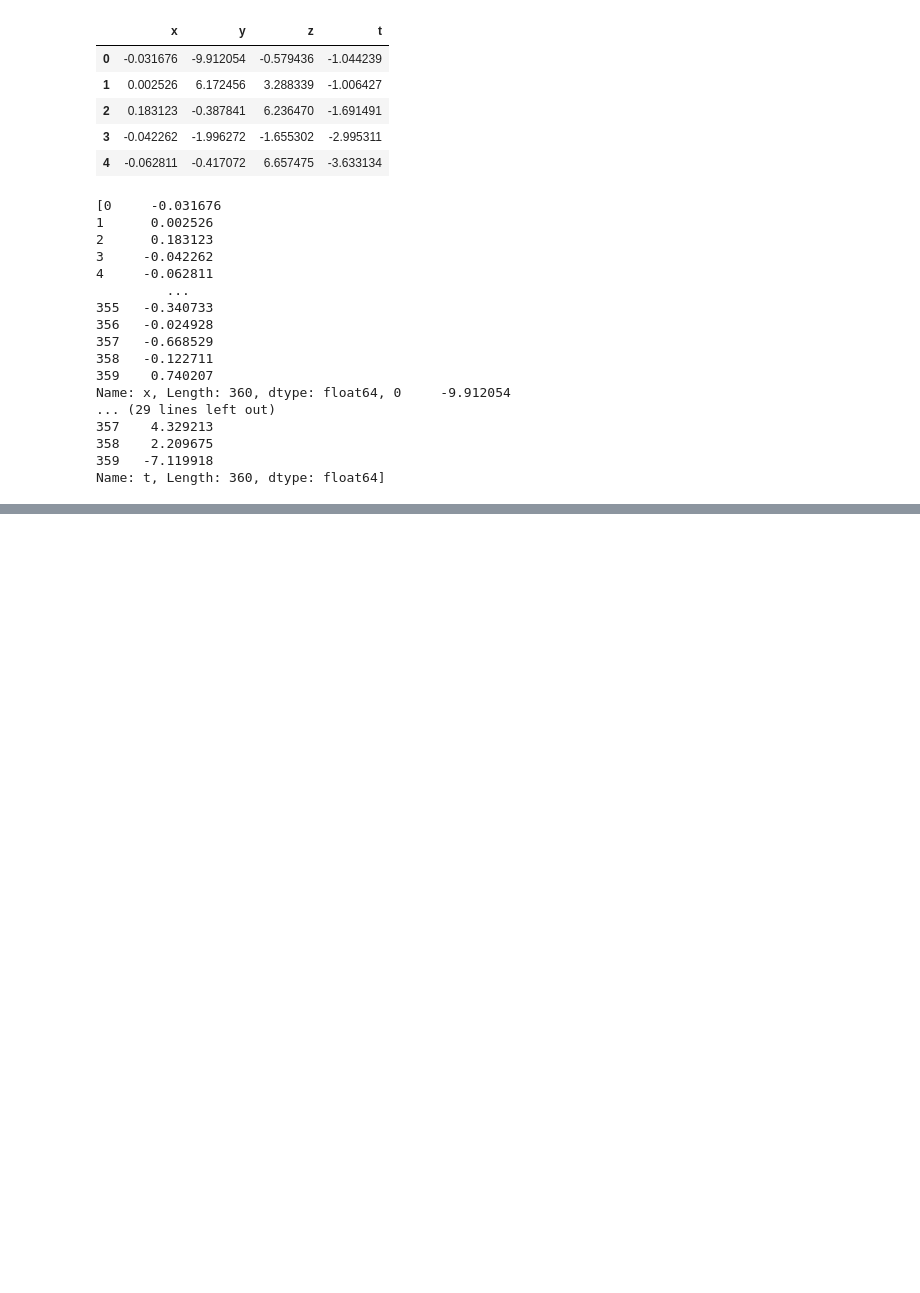
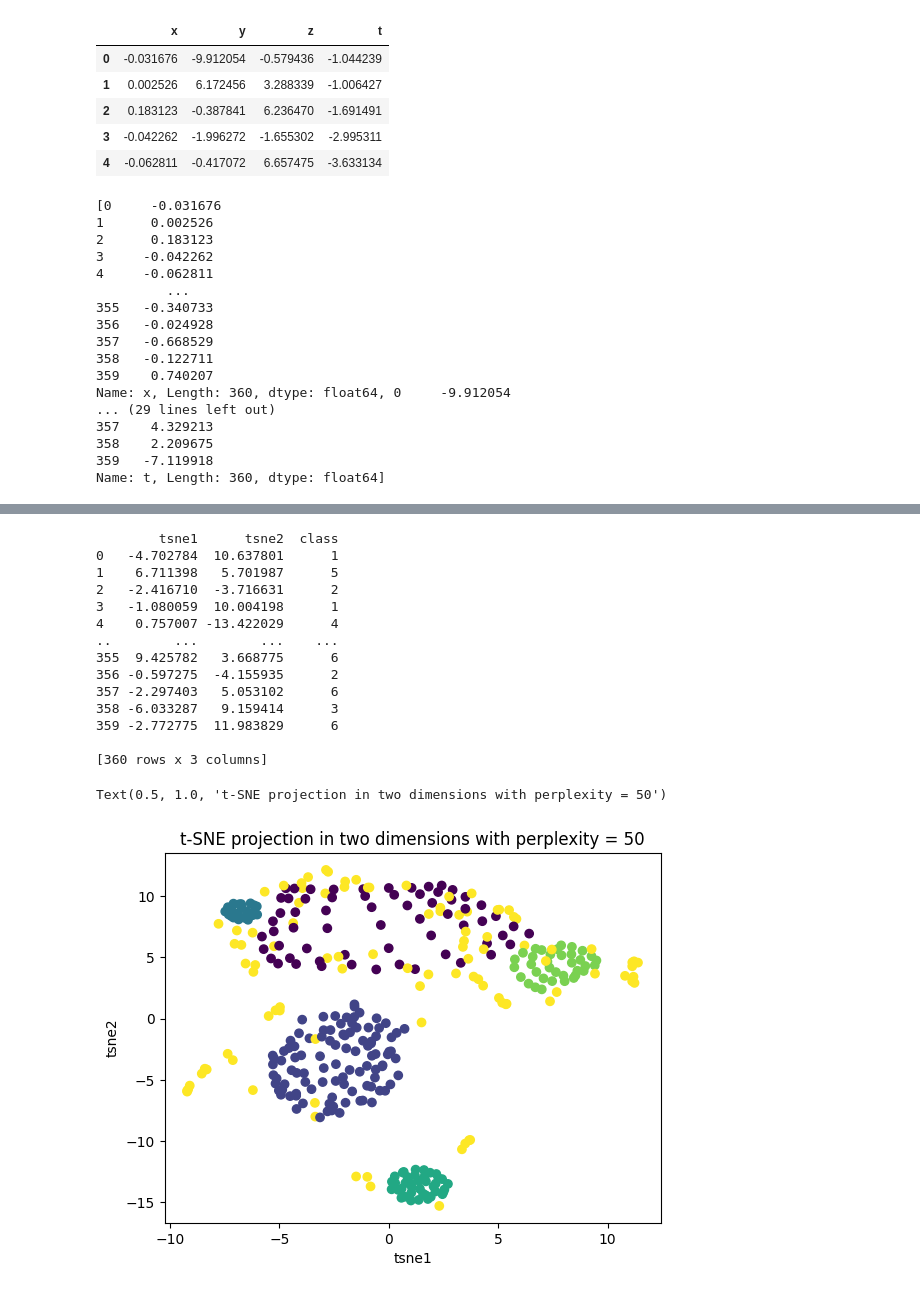
Before and after one commit to YoussefEzz/Unsupervised-learning, a Jupyter notebook: t-SNE.ipynb, the cells around one changed output, grey strips where cells are left out. Saved outputs shown, nothing was run; the diff lists cells and outputs as text; code cells hidden in the pictures; blank space fills up the shorter version.

```diff
--- a/t-SNE.ipynb
+++ b/t-SNE.ipynb
@@ -85,3 +84,43 @@ Text(0, 0.5, 'tsne2')
+# %%
+from sklearn.manifold import TSNE
+import matplotlib.pyplot as plt
+
+#create tsne model for 2 tsne dimensions
+# perplexity : allowing ditances to be grouped together
+tsne = TSNE(n_components=2, perplexity=50, n_iter=1000, random_state=0 )
+
+tsne_components = tsne.fit_transform(df)
+#print(tsne_components)
+
+tsne_df = pd.DataFrame(tsne_components,columns = ['tsne1', 'tsne2'])
+tsne_df.head()
+
+tsne_df = pd.concat([tsne_df, class_label], axis=1)
+tsne_df.head()
+
+print(tsne_df)
+#scatter plot of the first two tsne componenets with labels
+plt.scatter(tsne_df['tsne1'], tsne_df['tsne2'], c = tsne_df['class'])
+plt.xlabel("tsne1")
+plt.ylabel("tsne2")
+plt.title("t-SNE projection in two dimensions with perplexity = 50")
+# %% [output]
+        tsne1      tsne2  class
+0   -4.702784  10.637801      1
+1    6.711398   5.701987      5
+2   -2.416710  -3.716631      2
+3   -1.080059  10.004198      1
+4    0.757007 -13.422029      4
+..        ...        ...    ...
+355  9.425782   3.668775      6
+356 -0.597275  -4.155935      2
+357 -2.297403   5.053102      6
+358 -6.033287   9.159414      3
+359 -2.772775  11.983829      6
+
+[360 rows x 3 columns]
+Text(0.5, 1.0, 't-SNE projection in two dimensions with perplexity = 50')
+[figure, added]
 # %%
 from sklearn.manifold import TSNE
 import matplotlib.pyplot as plt
```
Also changed, not shown: parts of 3 cells of this notebook.
